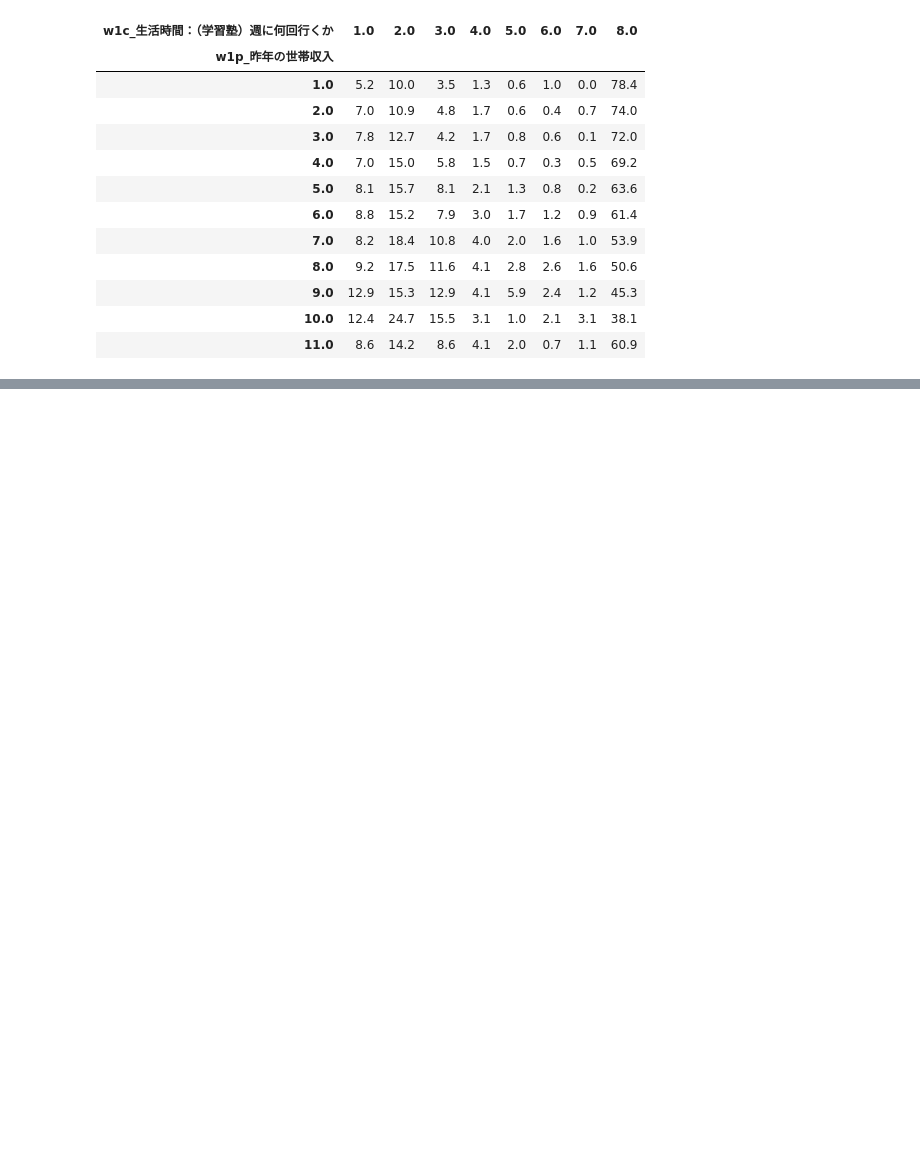
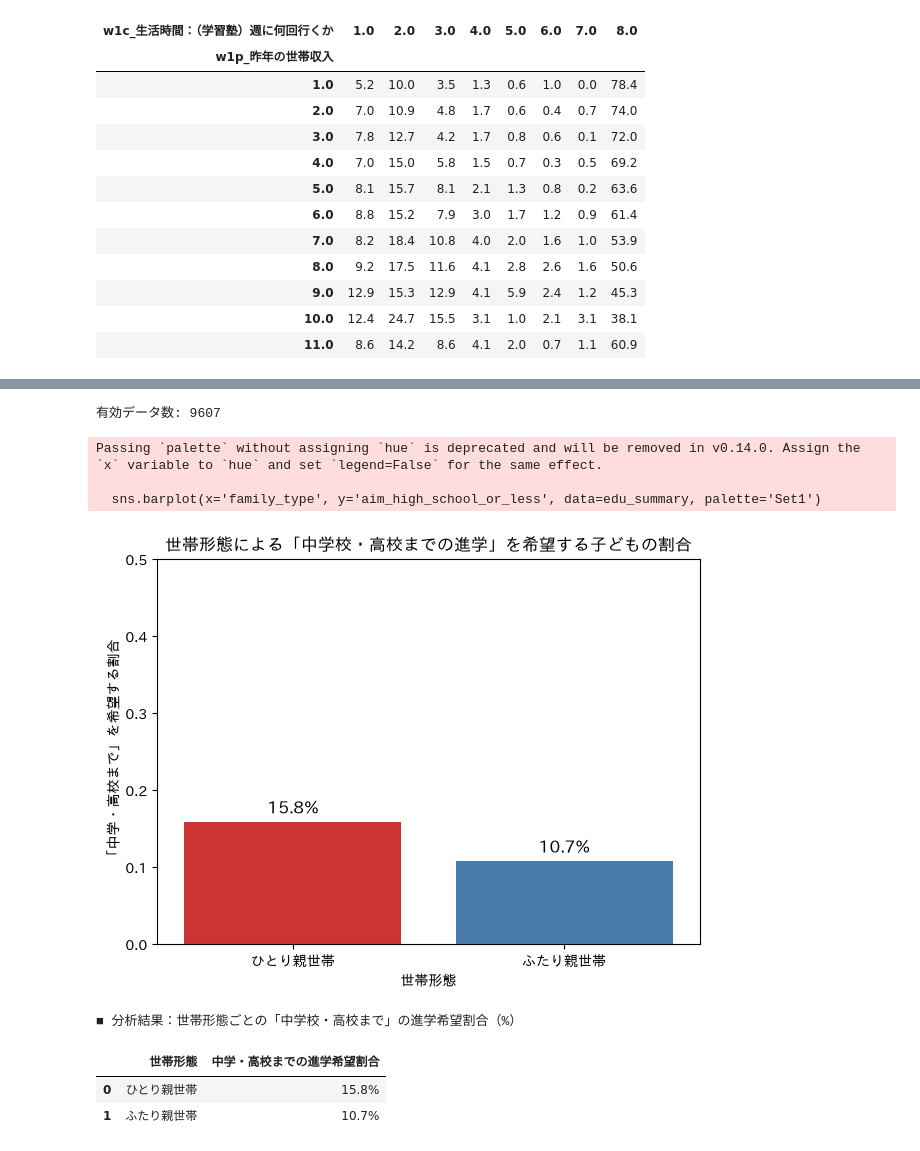
Before and after one commit to KyosukeNagai/DataScienceCompetition, a Jupyter notebook: Calculate.ipynb, the cells around one changed output, grey strips where cells are left out. Saved outputs shown, nothing was run; the diff lists cells and outputs as text; code cells hidden in the pictures; blank space fills up the shorter version.

```diff
--- a/Calculate.ipynb
+++ b/Calculate.ipynb
@@ -142,0 +298,71 @@ round(cross_table, 1)
+# %%
+#＜ひとり親家庭では、子供の最終学歴が中学校や高校で止まってしまうのでは？＞
+
+# =========================================================
+# 仮説検証：ひとり親家庭における「進学希望（高卒以下）」の格差
+# =========================================================
+
+# 分析に必要な変数の抽出
+columns_edu = [
+    'w1p_配偶者の有無',        # 1: いる(ふたり親), 2: いない(ひとり親)
+    'w1c_将来の希望進学段階'   # 子ども自身の進学希望
+]
+
+df_edu = df[columns_edu].copy()
+
+# 欠損値の処理 (7777, 8888, 9999 をまとめて NaN に置換)
+for col in columns_edu:
+    df_edu[col] = df_edu[col].replace([7777, 8888, 9999], np.nan)
+
+# 選択肢 7(その他) と 8(まだ決めていない) を除外して、具体的な進学目標がある層で比較
+df_edu = df_edu[df_edu['w1c_将来の希望進学段階'].isin([1, 2, 3, 4, 5, 6])]
+df_edu = df_edu.dropna()
+print("有効データ数:", len(df_edu))
+
+# ---------------------------------------------------------
+# データの加工
+# ---------------------------------------------------------
+# ① 世帯形態のラベル作成
+df_edu['family_type'] = df_edu['w1p_配偶者の有無'].map({1.0: 'ふたり親世帯', 2.0: 'ひとり親世帯'})
+
+# ② 「中学校・高校まで（高卒以下）」を希望しているかどうかのフラグを作成
+# 1: 中学校まで, 2: 高校まで -> 1 (高卒以下を希望)
+# 3: 専門・各種学校, 4: 短大, 5: 大学, 6: 大学院 -> 0 (それ以上の進学を希望)
+df_edu['aim_high_school_or_less'] = df_edu['w1c_将来の希望進学段階'].apply(lambda x: 1 if x in [1, 2] else 0)
+
+# ---------------------------------------------------------
+# グラフの描画と数値表の表示
+# ---------------------------------------------------------
+# 世帯形態ごとの「高卒以下希望」の割合を算出
+edu_summary = df_edu.groupby('family_type')['aim_high_school_or_less'].mean().reset_index()
+
+plt.figure(figsize=(7, 5))
+sns.barplot(x='family_type', y='aim_high_school_or_less', data=edu_summary, palette='Set1')
+plt.title('世帯形態による「中学校・高校までの進学」を希望する子どもの割合')
+plt.xlabel('世帯形態')
+plt.ylabel('「中学・高校まで」を希望する割合')
+plt.ylim(0, 0.5)  # 最大50%に設定（結果に応じて調整可能）
+
+# グラフ上にパーセンテージを表示
+ax = plt.gca()
+for p in ax.patches:
+    ax.annotate(f"{p.get_height():.1%}", (p.get_x() + p.get_width() / 2., p.get_height()),
+                ha='center', va='bottom', fontsize=12, color='black', xytext=(0, 5), textcoords='offset points')
+
+plt.show()
+
+# 数値データの表示
+print("■ 分析結果：世帯形態ごとの「中学校・高校まで」の進学希望割合（%）")
+edu_summary.columns = ['世帯形態', '中学・高校までの進学希望割合']
+edu_summary['中学・高校までの進学希望割合'] = (edu_summary['中学・高校までの進学希望割合'] * 100).round(1).astype(str) + '%'
+display(edu_summary)
+# %% [output]
+有効データ数: 9607
+Passing `palette` without assigning `hue` is deprecated and will be removed in v0.14.0. Assign the `x` variable to `hue` and set `legend=False` for the same effect.
+
+  sns.barplot(x='family_type', y='aim_high_school_or_less', data=edu_summary, palette='Set1')
+[figure, added]
+■ 分析結果：世帯形態ごとの「中学校・高校まで」の進学希望割合（%）
+|  | 世帯形態 | 中学・高校までの進学希望割合 |
+| 0 | ひとり親世帯 | 15.8% |
+| 1 | ふたり親世帯 | 10.7% |
```
Also changed, not shown: parts of 5 cells of this notebook, 1 other file.
